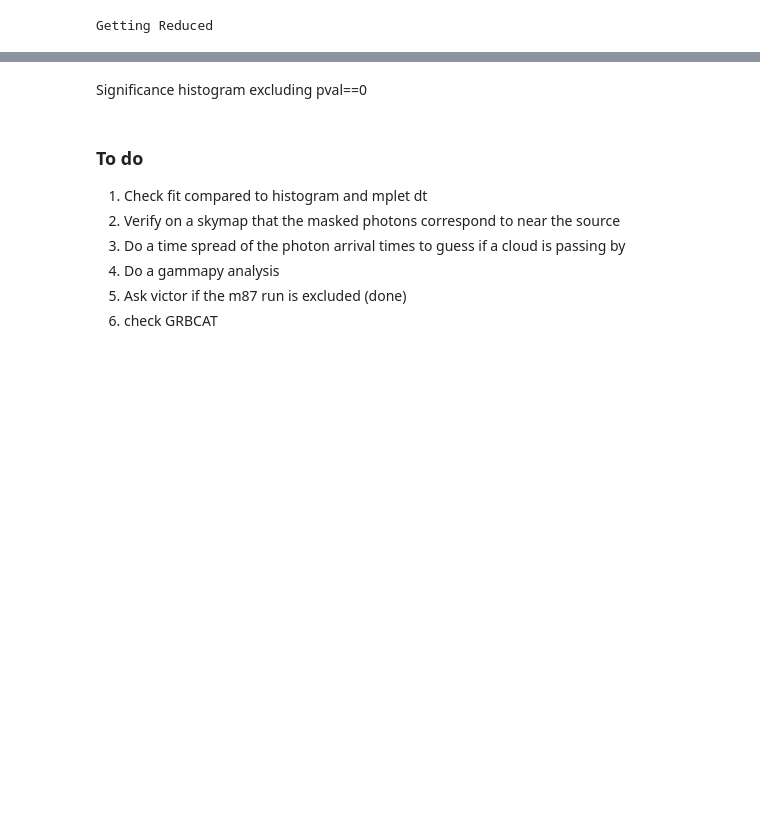
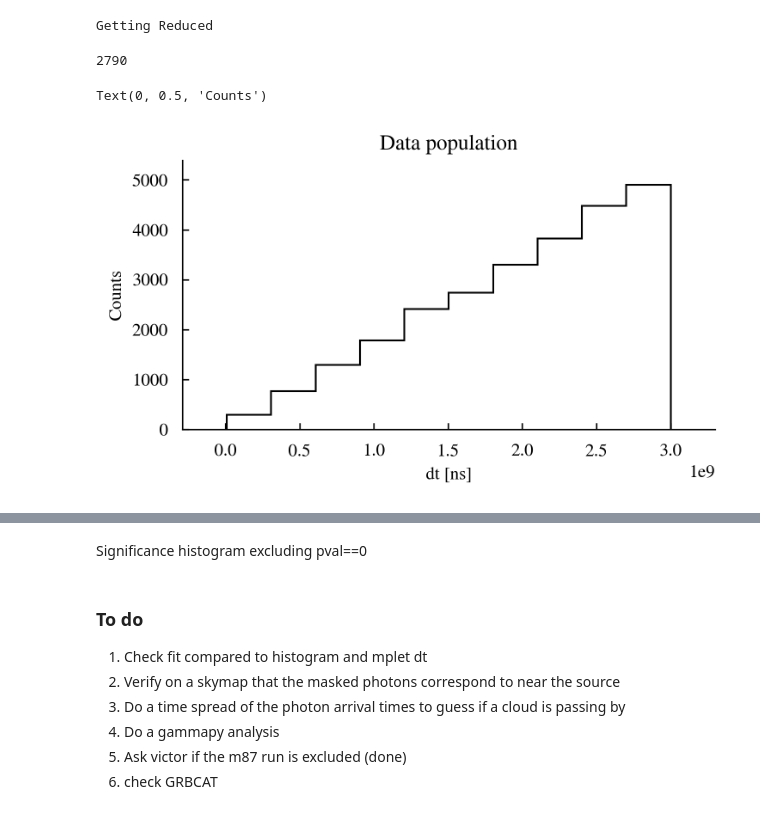
Before and after one commit to annanayjaitly/gamma_transients, a Jupyter notebook: testing/significance.ipynb, the cells around one changed output, grey strips where cells are left out. Cells and saved outputs as stored; diff of their text form; code cells hidden in the pictures; blank space fills up the shorter version.

```diff
--- a/testing/significance.ipynb
+++ b/testing/significance.ipynb
@@ -16,7 +16,11 @@ print("Getting Reduced")
 reduced = scani.Reduced("pkl_jugs/reduced_with_dst.pkl")
 # print("Loading metadata (~40sec)")
 # reduced.loadMetadata("pkl_jugs/navigationtable.pkl")
+reduced.loadNavtable("pkl_jugs/navigationtable.pkl")
+reduced.loadObservations()
 
 pval_0_mask = reduced.reduced["LAMBDA_RATIO_SIGNIFICANCE"]==0.
 # %% [output]
 Getting Reduced
+# %%
+reduced.addPNTAltitude()
@@ -23,2 +30,17 @@ Getting Reduced
+# %%
+ds = scani.getDataStores()[0]
+dwarfobs = ds.obs(64292)
+len(dwarfobs.events.table)
+# %% [output]
+2790
+# %%
+plt.figure(figsize=(5,3))
+vis.hist(reduced.reduced["dt"],histtype="step")
+plt.title("Data population")
+plt.xlabel("dt [ns]")
+plt.ylabel("Counts")
+# %% [output]
+Text(0, 0.5, 'Counts')
+[figure, added]
 # %%
 reduced.reduced["LOG_SIGNIFICANCE"] = np.log10(reduced.reduced["LAMBDA_RATIO_SIGNIFICANCE"])
```
Also changed, not shown: parts of 5 cells of this notebook, 4 other files.
